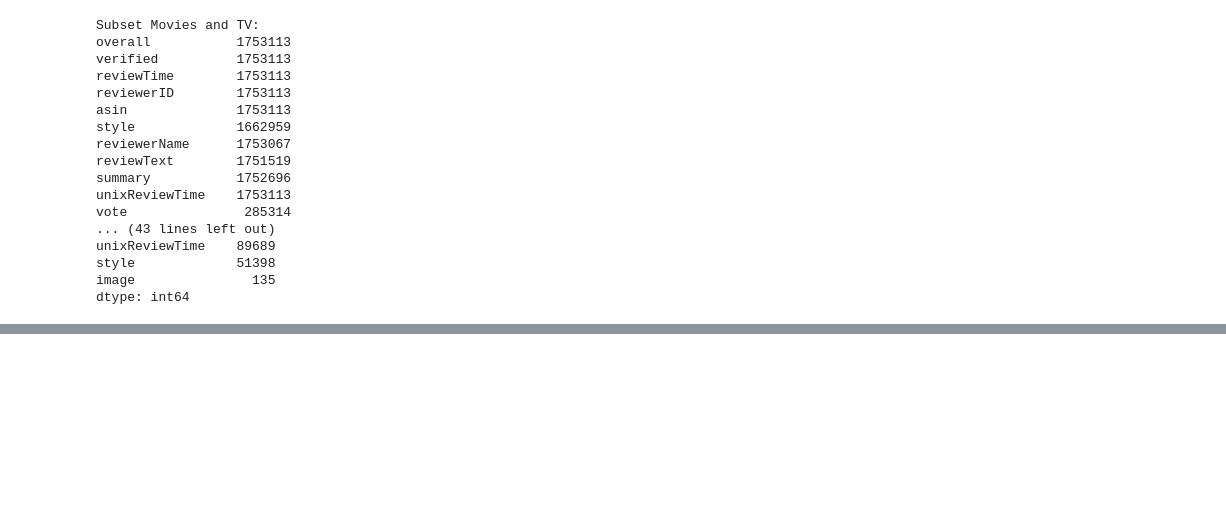
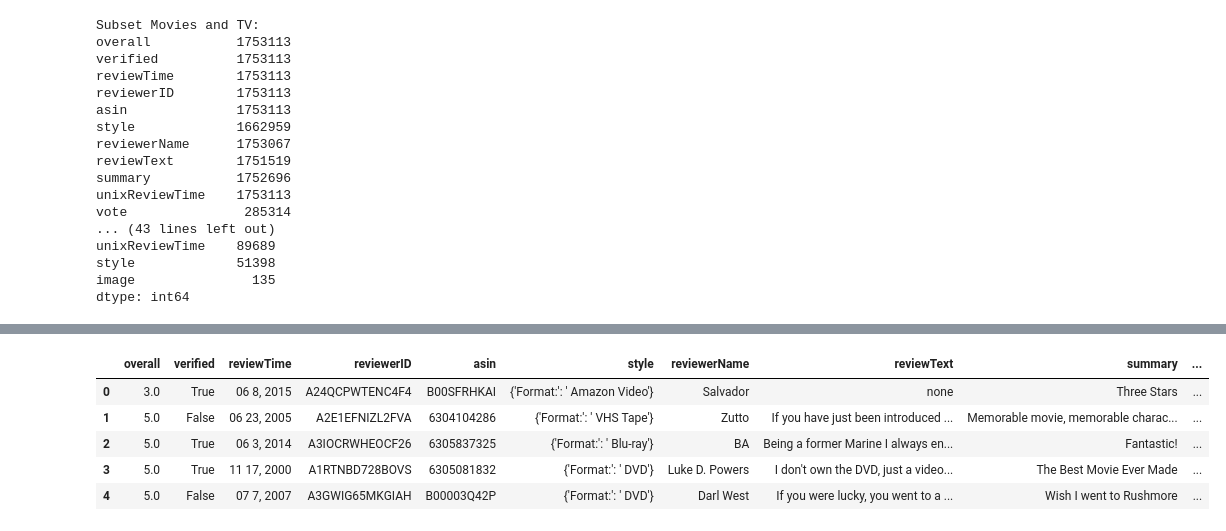
Before and after one commit to Mr-Dheer/A-llmRec-my-code, a Jupyter notebook: temp/reading_data.ipynb, the cells around one changed output, grey strips where cells are left out. Cells and saved outputs as stored; diff of their text form; code cells hidden in the pictures; blank space fills up the shorter version.

```diff
--- a/temp/reading_data.ipynb
+++ b/temp/reading_data.ipynb
@@ -165,0 +190,9 @@ The JSON file contains 40753 records.
+# %%
+df_subset.head()
+# %% [output]
+|  | overall | verified | reviewTime | reviewerID | asin | style | reviewerName | reviewText | summary | ... |
+| 0 | 3.0 | True | 06 8, 2015 | A24QCPWTENC4F4 | B00SFRHKAI | {'Format:': ' Amazon Video'} | Salvador | none | Three Stars | ... |
+| 1 | 5.0 | False | 06 23, 2005 | A2E1EFNIZL2FVA | 6304104286 | {'Format:': ' VHS Tape'} | Zutto | If you have just been introduced ... | Memorable movie, memorable charac... | ... |
+| 2 | 5.0 | True | 06 3, 2014 | A3IOCRWHEOCF26 | 6305837325 | {'Format:': ' Blu-ray'} | BA | Being a former Marine I always en... | Fantastic! | ... |
+| 3 | 5.0 | True | 11 17, 2000 | A1RTNBD728BOVS | 6305081832 | {'Format:': ' DVD'} | Luke D. Powers | I don't own the DVD, just a video... | The Best Movie Ever Made | ... |
+| 4 | 5.0 | False | 07 7, 2007 | A3GWIG65MKGIAH | B00003Q42P | {'Format:': ' DVD'} | Darl West | If you were lucky, you went to a ... | Wish I went to Rushmore | ... |
```
Also changed, not shown: parts of 8 cells of this notebook.
